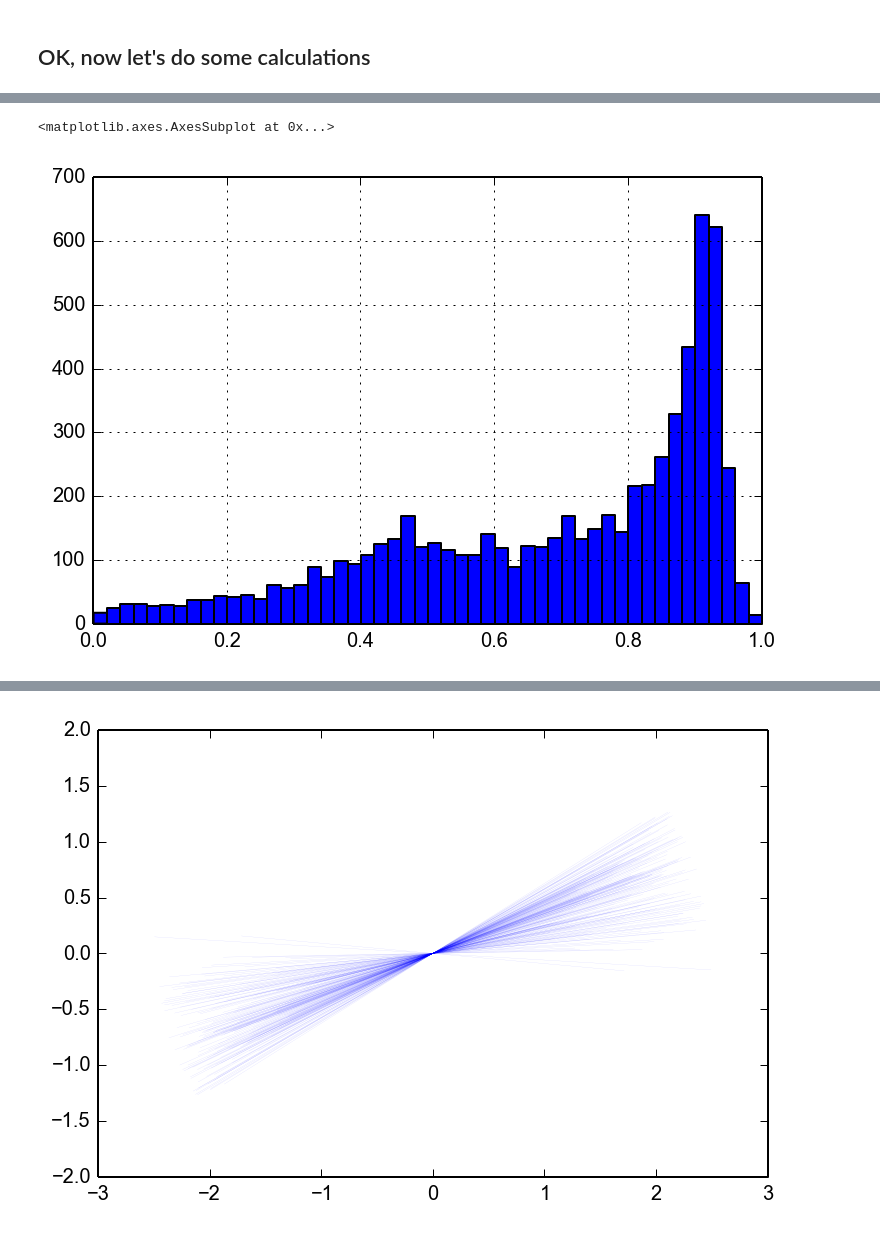
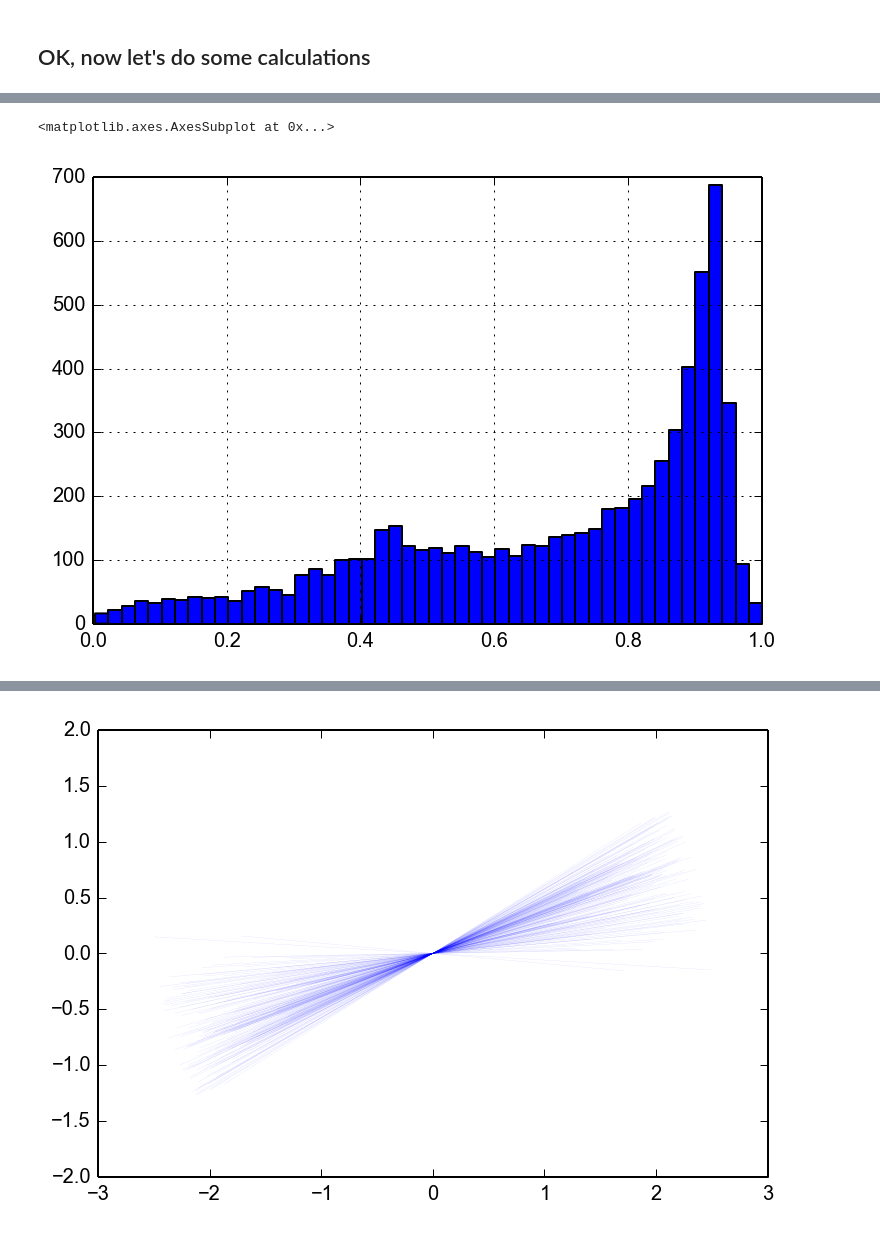
Before and after one commit to cossatot/wenchuan_topo_stress, a Jupyter notebook: tect_stress/notebooks/zhang_bayes_mc_rake_search.ipynb, the cells around one changed output, grey strips where cells are left out. Drawn from its saved outputs; the diff is of its cells as text; code cells hidden in the pictures.

```diff
--- a/tect_stress/notebooks/zhang_bayes_mc_rake_search.ipynb
+++ b/tect_stress/notebooks/zhang_bayes_mc_rake_search.ipynb
@@ -201,3 +176,3 @@ iter_fish_norm = iter_fish / iter_fish.max()
 # %%
-iter_fish_like = np.exp(kappa * np.cos(iter_fish) )
-iter_fish_nlike = np.exp(kappa * np.cos(iter_fish_norm))
+fish_l1_like = np.exp(kappa * np.cos(fish_l1) )
+fish_l2_like = np.exp(kappa * np.cos(fish_l2) )
@@ -272,3 +179,6 @@ iter_fish_nlike.hist(bins=50)
 # %%
 iter_fish_like_norm = iter_fish_like / iter_fish_like.max()
+# %%
+fish_l1n_like = fish_l1_like / fish_l1_like.max()
+fish_l2n_like = fish_l2_like / fish_l2_like.max()
 # %%
@@ -279,7 +204,10 @@ iter_fish_like_norm.hist(bins=50)
 # %%
-fishtrap = iter_fish_like_norm[iter_fish_like_norm >= np.random.random(n_trials)]
+rand_filter = np.random.random(n_trials)
+# %%
+fishtrap_l1 = fish_l1n_like[fish_l1n_like >= rand_filter]
+fishtrap_l2 = fish_l2n_like[fish_l2n_like >= rand_filter]
 # %%
-fishtrap.hist(bins=50)
+fishtrap_l1.hist(bins=50)
 # %% [output]
 <matplotlib.axes.AxesSubplot at 0x...>
-[figure, old version]
+[figure, new version]
```
Also changed, not shown: parts of 41 cells of this notebook, 1 other file.
